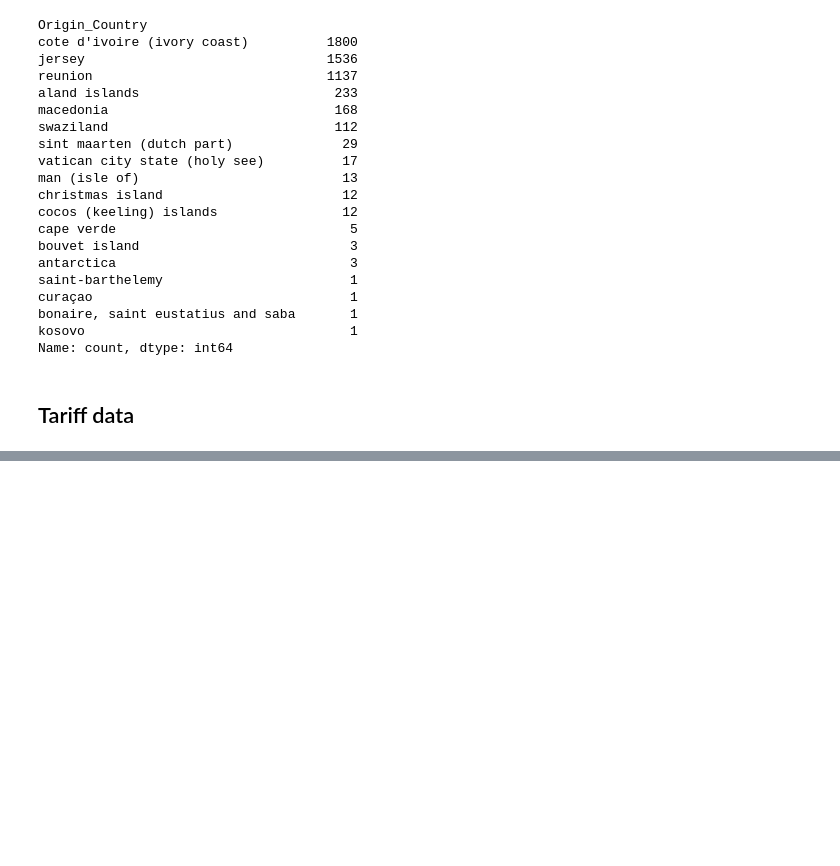
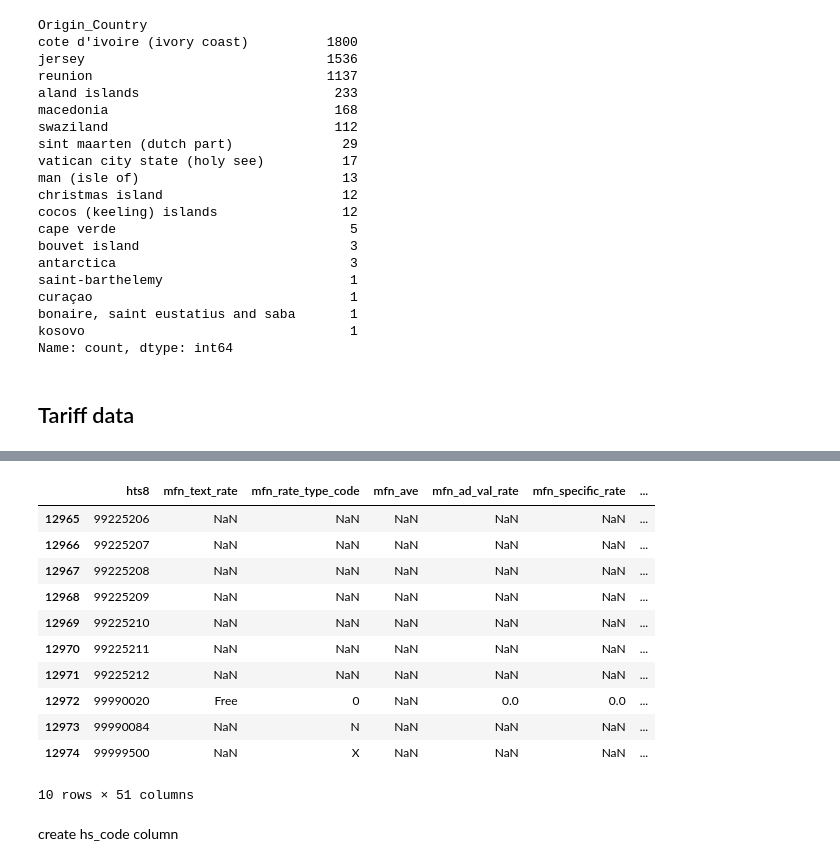
Before and after one commit to jldfernando/MELJS, a Jupyter notebook: notebooks/data cleaning and merging.ipynb, the cells around one changed output, grey strips where cells are left out. Drawn from its saved outputs; the diff is of its cells as text; code cells hidden in the pictures; blank space fills up the shorter version.

Commit message:
in the process of merging the tariffs

```diff
--- a/notebooks/data cleaning and merging.ipynb
+++ b/notebooks/data cleaning and merging.ipynb
@@ -747,0 +972,4 @@ merged_df3.to_csv('../data/processed_data/merged_df2.csv')
+# %%
+# drop oman, panama, columbia, bahrain, jordan, nepal, morocco, dr_cafta
+tariff_df = tariff_data.drop(columns=to_drop)
+tariff_df.columns
@@ -747,0 +994,14 @@ merged_df3.to_csv('../data/processed_data/merged_df2.csv')
+# %%
+to_drop = ['wto_binding_code', 'col1_special_text', 'col1_special_mod', 'gsp_indicator',
+       'gsp_ctry_excluded', 'civil_air_indicator',
+       'mexico_ad_val_rate', 'mexico_specific_rate', 'cbi_indicator',
+       'cbi_ad_val_rate', 'cbi_specific_rate', 'agoa_indicator',
+       'israel_fta_indicator', 'atpa_indicator',
+       'atpa_ad_val_rate', 'atpa_specific_rate', 'atpdea_indicator',
+       'dyes_indicator', 'col2_text_rate',
+       'col2_rate_type_code', 'col2_ad_val_rate', 'col2_specific_rate',
+       'col2_other_rate',
+       'footnote_comment', 'additional_duty']
+# %%
+tariff_df = tariff_df.drop(columns=to_drop)
+tariff_df.columns
@@ -747,0 +1052,3 @@ merged_df3.to_csv('../data/processed_data/merged_df2.csv')
+# %%
+tariff_df = tariff_df.drop(columns=['brief_description', 'quantity_1_code', 'quantity_2_code','begin_effect_date', 'end_effective_date'])
+tariff_df.columns
@@ -747,0 +1075,17 @@ merged_df3.to_csv('../data/processed_data/merged_df2.csv')
+# %%
+tariff_df.tail(10)
+# %% [output]
+|  | hts8 | mfn_text_rate | mfn_rate_type_code | mfn_ave | mfn_ad_val_rate | mfn_specific_rate | ... |
+| 12965 | 99225206 | NaN | NaN | NaN | NaN | NaN | ... |
+| 12966 | 99225207 | NaN | NaN | NaN | NaN | NaN | ... |
+| 12967 | 99225208 | NaN | NaN | NaN | NaN | NaN | ... |
+| 12968 | 99225209 | NaN | NaN | NaN | NaN | NaN | ... |
+| 12969 | 99225210 | NaN | NaN | NaN | NaN | NaN | ... |
+| 12970 | 99225211 | NaN | NaN | NaN | NaN | NaN | ... |
+| 12971 | 99225212 | NaN | NaN | NaN | NaN | NaN | ... |
+| 12972 | 99990020 | Free | 0 | NaN | 0.0 | 0.0 | ... |
+| 12973 | 99990084 | NaN | N | NaN | NaN | NaN | ... |
+| 12974 | 99999500 | NaN | X | NaN | NaN | NaN | ... |
+10 rows × 51 columns
+# %% [markdown]
+create hs_code column
```
Also changed, not shown: parts of 35 cells of this notebook.
